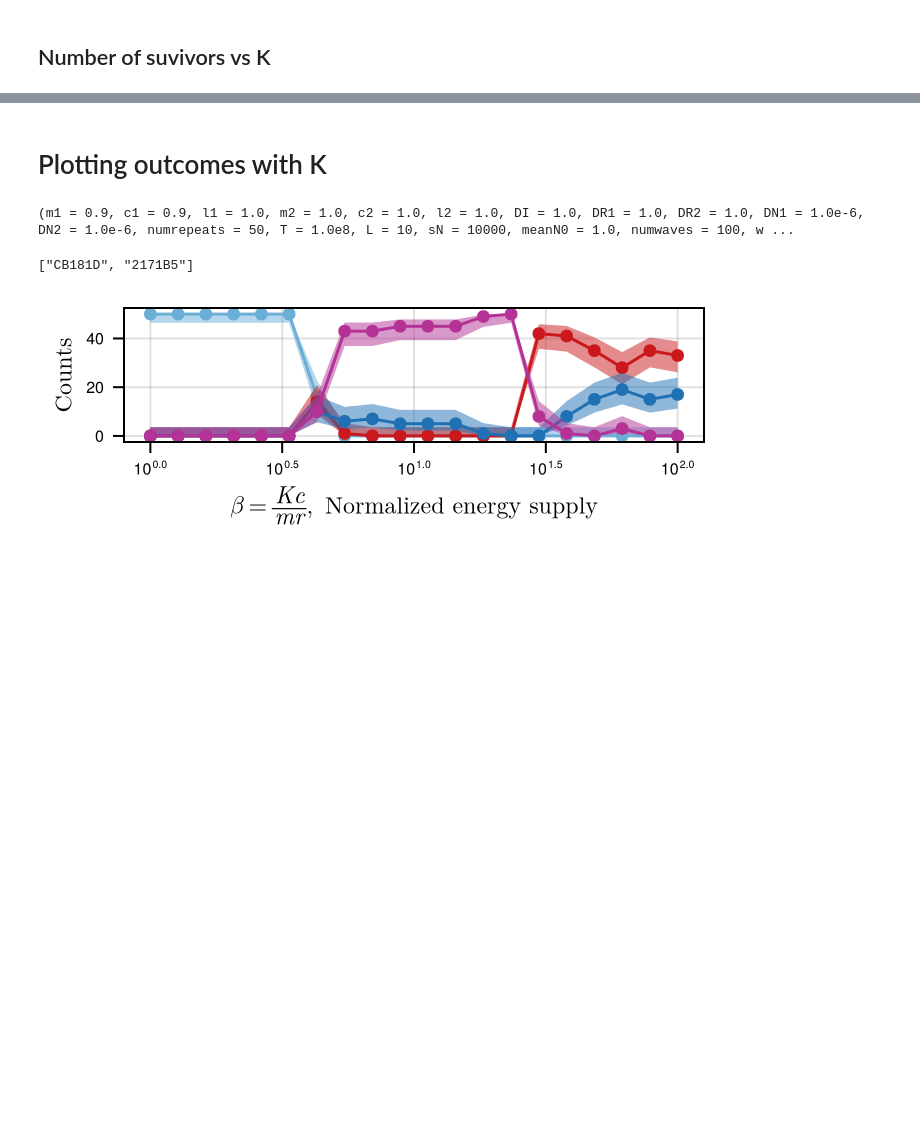
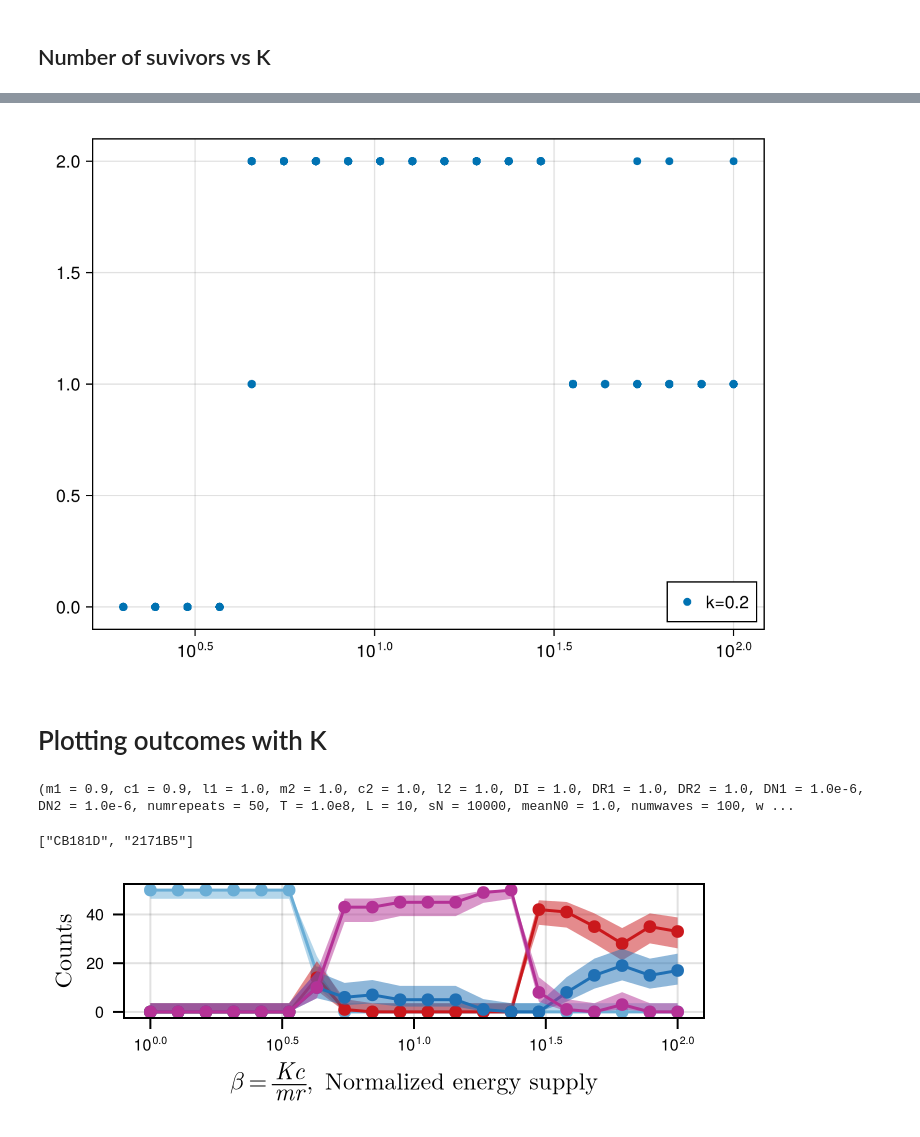
Before and after one commit to kockahonza/SSMC, a Jupyter notebook: cluster_env/runs/twomms1/Two MMs ks.ipynb, the cells around one changed output, grey strips where cells are left out. Cells and saved outputs as stored; diff of their text form; code cells hidden in the pictures; blank space fills up the shorter version.

```diff
--- a/cluster_env/runs/twomms1/Two MMs ks.ipynb
+++ b/cluster_env/runs/twomms1/Two MMs ks.ipynb
@@ -135,3 +186,27 @@ WARNING: both GLMakie and TwoMMs export "trim!"; uses of it in module Main must
+# %%
+fig = Figure()
+ax = Axis(fig[1,1];
+    xscale=log10,
+)
+for (k, f) in zip(ks, files)
+    Ks = []
+    ns = []
+    for (K, r) in zip(files[1]["Ks"], files[1]["results"])
+        for fs in r.fss
+            push!(Ks, K)
+            push!(ns, num_survivors_in_space(fs, 2))
+        end
+    end
+    scatter!(ax, Ks, ns; label=(@sprintf "k=%.3g" k))
+end
+
+axislegend(ax; position=:rb)
+
+Makie.save("wrtk_2/num_surv.pdf", fig)
+
+fig
+# %% [output]
+[figure, added]
 # %% [markdown]
 # Plotting outcomes with K
 # %%
```
Also changed, not shown: parts of 11 cells of this notebook, 31 other files.
